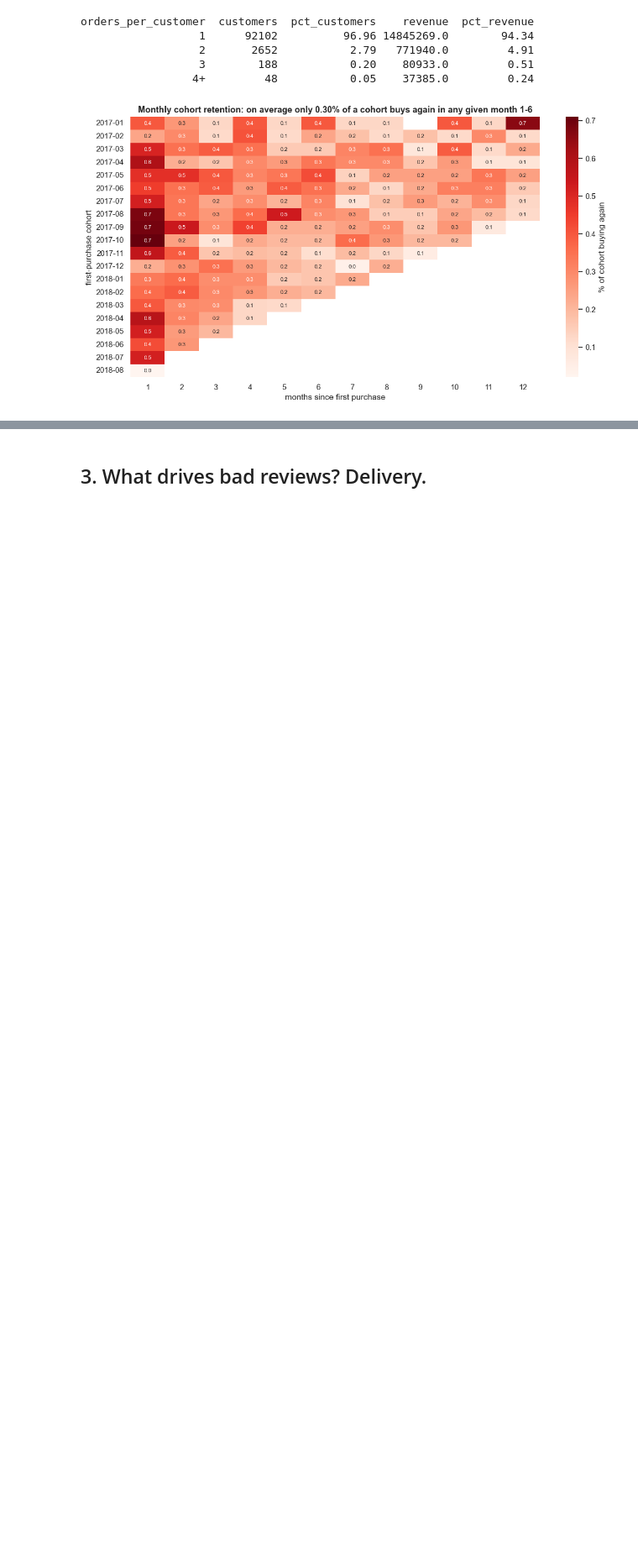
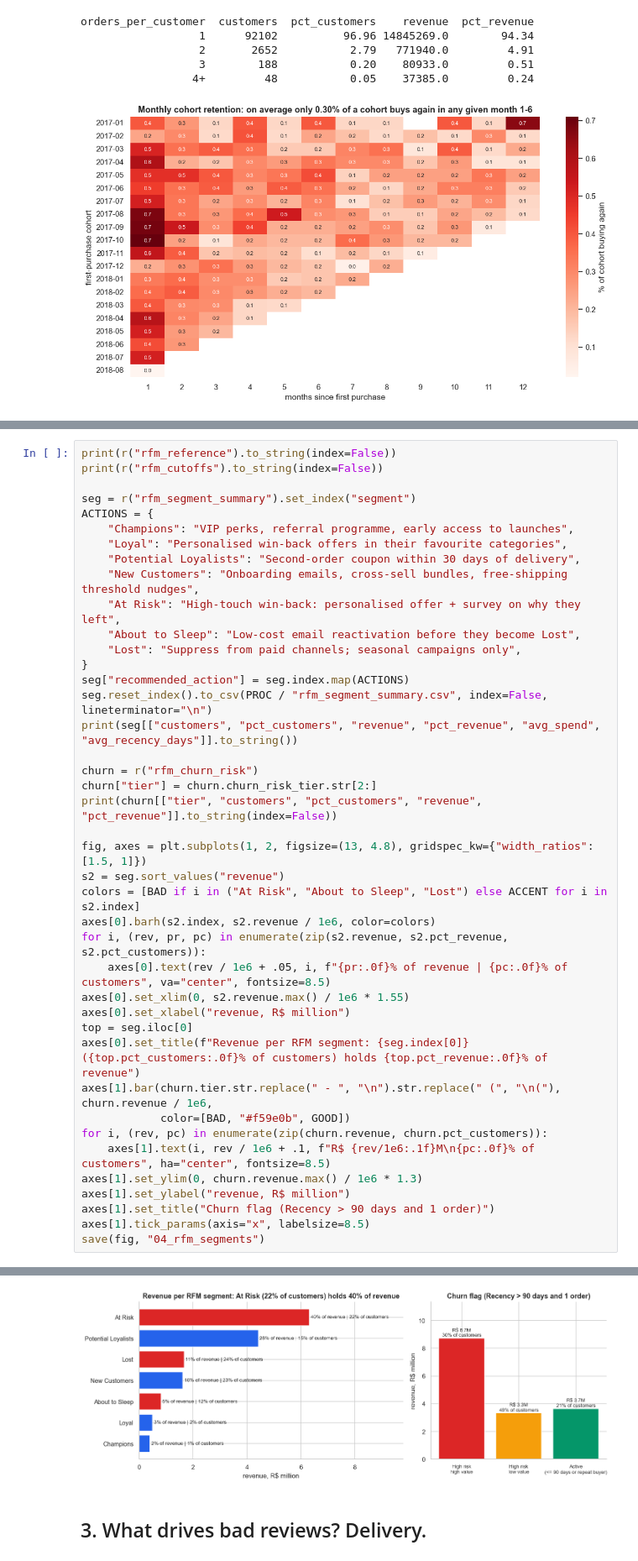
Before and after one commit to goofydynamite/olist-customer-analytics, a Jupyter notebook: notebooks/olist_analysis.ipynb, the cells around one changed output, grey strips where cells are left out. Shown at 84% size. Cells and saved outputs as stored; diff of their text form; blank space fills up the shorter version.

```diff
--- a/notebooks/olist_analysis.ipynb
+++ b/notebooks/olist_analysis.ipynb
@@ -181,0 +122,42 @@ Champions                    1244           1.31         2.54     321.34
+# %%
+print(r("rfm_reference").to_string(index=False))
+print(r("rfm_cutoffs").to_string(index=False))
+
+seg = r("rfm_segment_summary").set_index("segment")
+ACTIONS = {
+    "Champions": "VIP perks, referral programme, early access to launches",
+    "Loyal": "Personalised win-back offers in their favourite categories",
+    "Potential Loyalists": "Second-order coupon within 30 days of delivery",
+    "New Customers": "Onboarding emails, cross-sell bundles, free-shipping threshold nudges",
+    "At Risk": "High-touch win-back: personalised offer + survey on why they left",
+    "About to Sleep": "Low-cost email reactivation before they become Lost",
+    "Lost": "Suppress from paid channels; seasonal campaigns only",
+}
+seg["recommended_action"] = seg.index.map(ACTIONS)
+seg.reset_index().to_csv(PROC / "rfm_segment_summary.csv", index=False, lineterminator="\n")
+print(seg[["customers", "pct_customers", "revenue", "pct_revenue", "avg_spend", "avg_recency_days"]].to_string())
+
+churn = r("rfm_churn_risk")
+churn["tier"] = churn.churn_risk_tier.str[2:]
+print(churn[["tier", "customers", "pct_customers", "revenue", "pct_revenue"]].to_string(index=False))
+
+fig, axes = plt.subplots(1, 2, figsize=(13, 4.8), gridspec_kw={"width_ratios": [1.5, 1]})
+s2 = seg.sort_values("revenue")
+colors = [BAD if i in ("At Risk", "About to Sleep", "Lost") else ACCENT for i in s2.index]
+axes[0].barh(s2.index, s2.revenue / 1e6, color=colors)
+for i, (rev, pr, pc) in enumerate(zip(s2.revenue, s2.pct_revenue, s2.pct_customers)):
+    axes[0].text(rev / 1e6 + .05, i, f"{pr:.0f}% of revenue | {pc:.0f}% of customers", va="center", fontsize=8.5)
+axes[0].set_xlim(0, s2.revenue.max() / 1e6 * 1.55)
+axes[0].set_xlabel("revenue, R$ million")
+top = seg.iloc[0]
+axes[0].set_title(f"Revenue per RFM segment: {seg.index[0]} ({top.pct_customers:.0f}% of customers) holds {top.pct_revenue:.0f}% of revenue")
+axes[1].bar(churn.tier.str.replace(" - ", "\n").str.replace(" (", "\n("), churn.revenue / 1e6,
+            color=[BAD, "#f59e0b", GOOD])
+for i, (rev, pc) in enumerate(zip(churn.revenue, churn.pct_customers)):
+    axes[1].text(i, rev / 1e6 + .1, f"R$ {rev/1e6:.1f}M\n{pc:.0f}% of customers", ha="center", fontsize=8.5)
+axes[1].set_ylim(0, churn.revenue.max() / 1e6 * 1.3)
+axes[1].set_ylabel("revenue, R$ million")
+axes[1].set_title("Churn flag (Recency > 90 days and 1 order)")
+axes[1].tick_params(axis="x", labelsize=8.5)
+save(fig, "04_rfm_segments")
+# %% [output]
@@ -182,3 +181,4 @@ Champions                    1244           1.31         2.54     321.34
+[figure, added]
 # %% [markdown]
 ## 3. What drives bad reviews? Delivery.
 # %%
```
Also changed, not shown: parts of 4 cells of this notebook, 17 other files.
